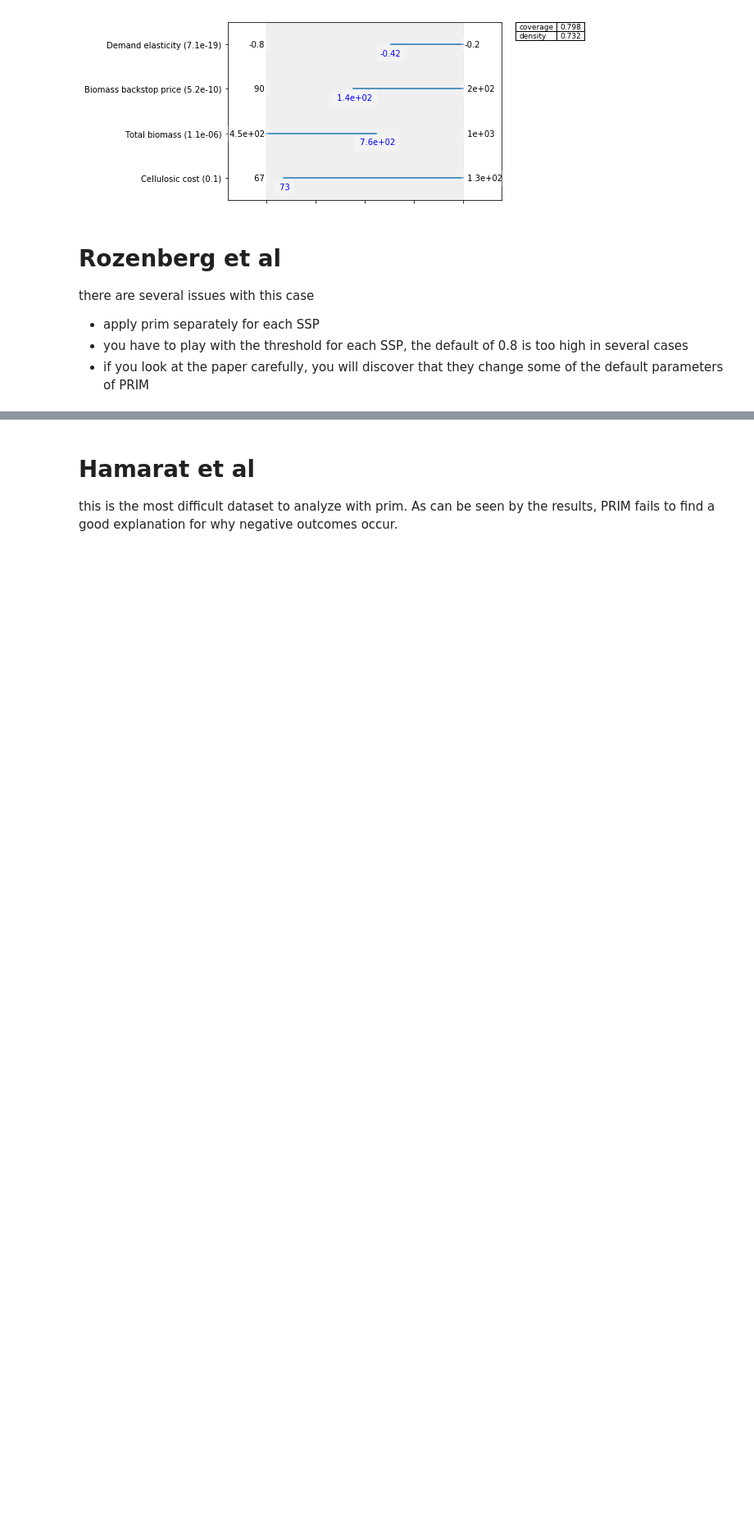
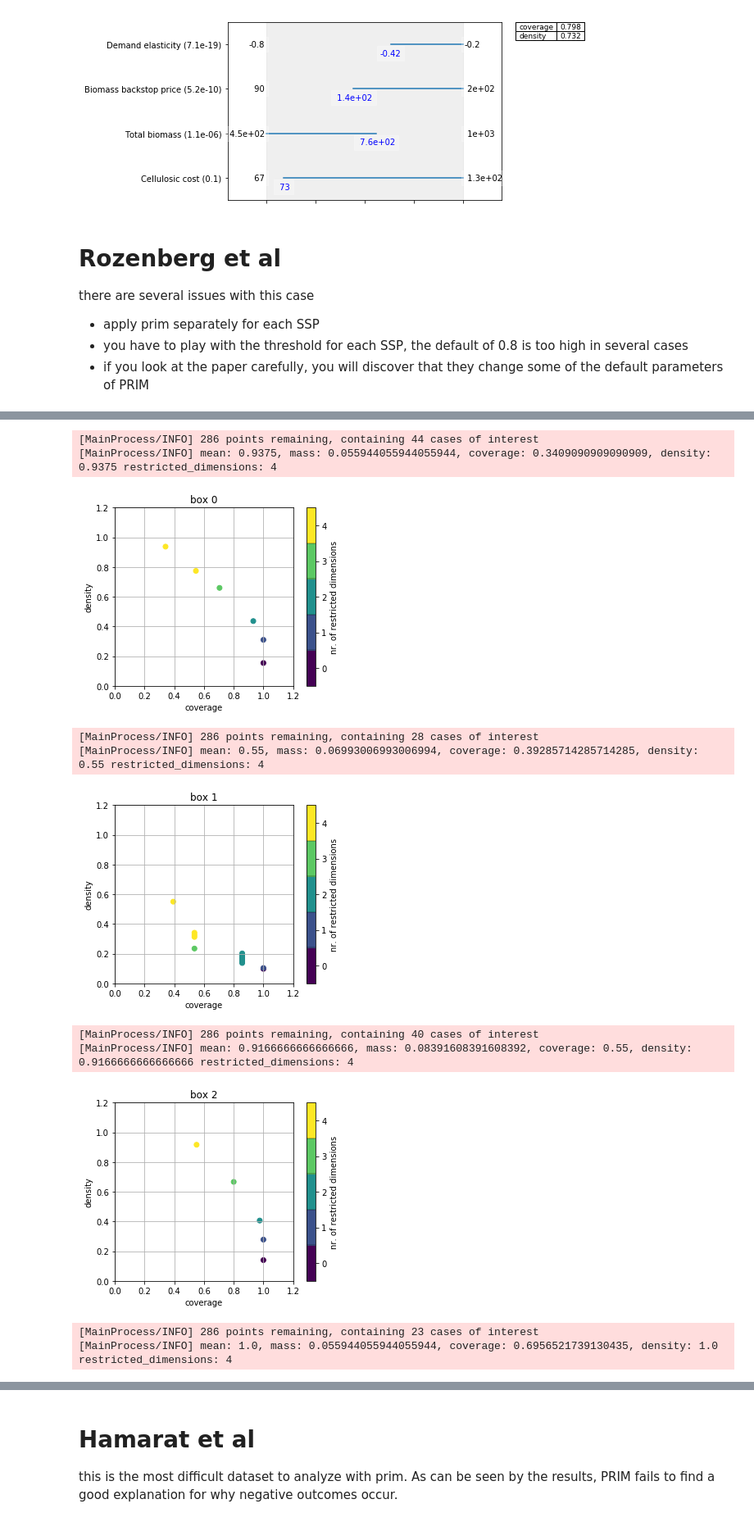
Before and after one commit to yuvenious/epa1361_titan, a Jupyter notebook: week_3/scenario_discovery_assignment.ipynb, the cells around one changed output, grey strips where cells are left out. Shown: that part at 82% size. Drawn from its saved outputs; the diff is of its cells as text; code cells hidden in the pictures; blank space fills up the shorter version.

Commit message:
Rozenberg_finished

```diff
--- a/week_3/scenario_discovery_assignment.ipynb
+++ b/week_3/scenario_discovery_assignment.ipynb
@@ -149,3 +154,6 @@ there are several issues with this case
 * apply prim separately for each SSP
 * you have to play with the threshold for each SSP, the default of 0.8 is too high in several cases
 * if you look at the paper carefully, you will discover that they change some of the default parameters of PRIM
+# %%
+df = pd.read_csv("./data/Rozenberg et al 2014.csv")
+df.head()
@@ -151,0 +167,3 @@ there are several issues with this case
+# %%
+SSPs = df.columns[-5:]
+params = df.columns[:7]
@@ -151,0 +182,9 @@ there are several issues with this case
+# %%
+x = df[params].to_records()
+
+boxes = []
+for i, SSP in enumerate(SSPs):
+    y = df[SSPs[i]].values
+    prim_alg = prim.Prim(x, y, threshold=0.8, peel_alpha=0.1)
+    box = prim_alg.find_box()
+    boxes.append(box)
@@ -151,0 +202,31 @@ there are several issues with this case
+# %%
+# 2nd and 5th boxes does not meet threshold criteria
+thresholds = [0.8, 0.55, 0.8, 0.8, 0.458]
+
+# re-run the code
+x = df[params].to_records()
+boxes = []
+
+for i, SSP in enumerate(SSPs):
+    y = df[SSPs[i]].values
+    prim_alg = prim.Prim(x, y, threshold=thresholds[i], peel_alpha=0.05)
+    # find box
+    box = prim_alg.find_box()
+    boxes.append(box)
+    # plot box
+    box.show_tradeoff()
+    plt.grid()
+    plt.title("box %s"%i)
+    plt.show()
+# %% [output]
+[MainProcess/INFO] 286 points remaining, containing 44 cases of interest
+[MainProcess/INFO] mean: 0.9375, mass: 0.055944055944055944, coverage: 0.3409090909090909, density: 0.9375 restricted_dimensions: 4
+[figure, added]
+[MainProcess/INFO] 286 points remaining, containing 28 cases of interest
+[MainProcess/INFO] mean: 0.55, mass: 0.06993006993006994, coverage: 0.39285714285714285, density: 0.55 restricted_dimensions: 4
+[figure, added]
+[MainProcess/INFO] 286 points remaining, containing 40 cases of interest
+[MainProcess/INFO] mean: 0.9166666666666666, mass: 0.08391608391608392, coverage: 0.55, density: 0.9166666666666666 restricted_dimensions: 4
+[figure, added]
+[MainProcess/INFO] 286 points remaining, containing 23 cases of interest
+[MainProcess/INFO] mean: 1.0, mass: 0.055944055944055944, coverage: 0.6956521739130435, density: 1.0 restricted_dimensions: 4
```
Also changed, not shown: parts of 32 cells of this notebook, 1 other file.
